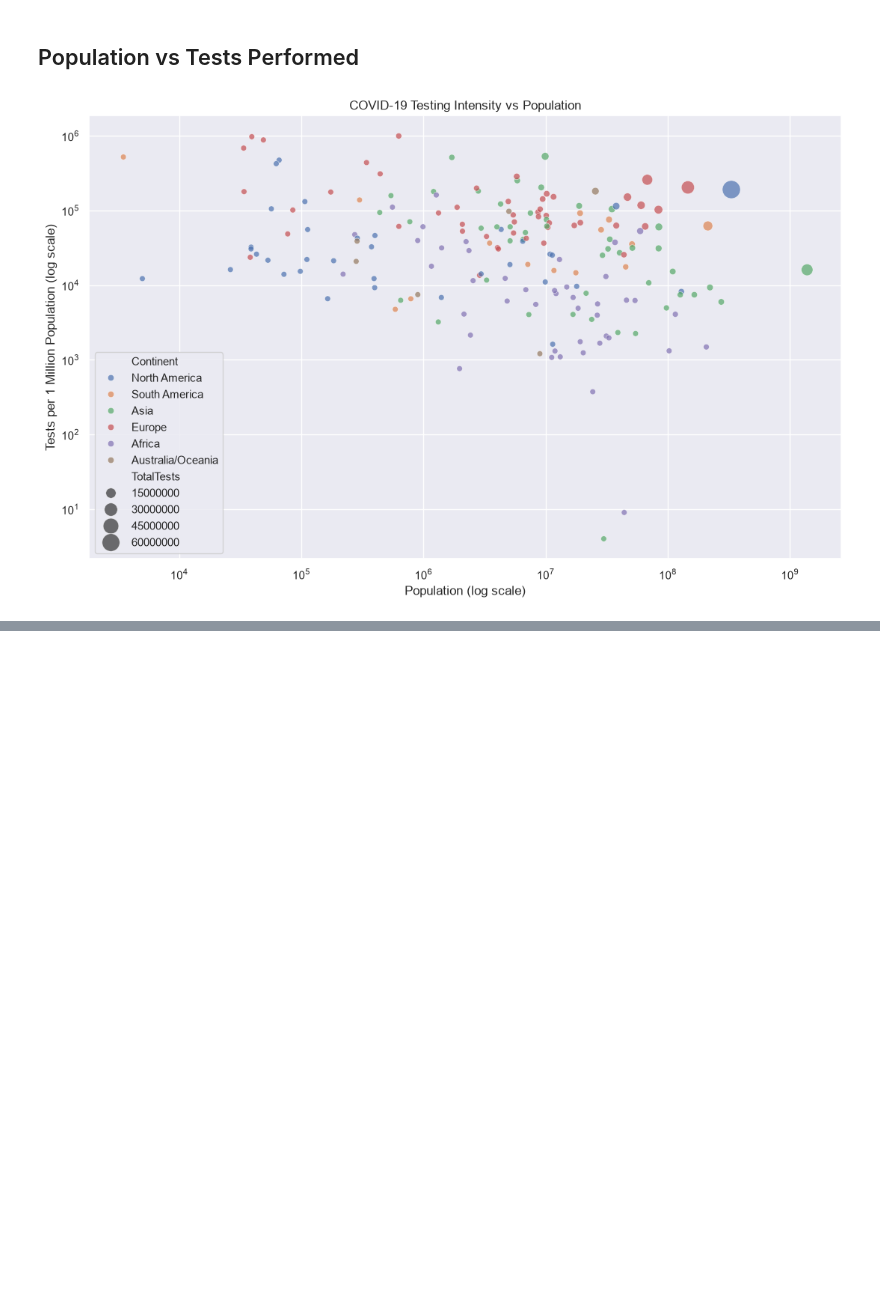
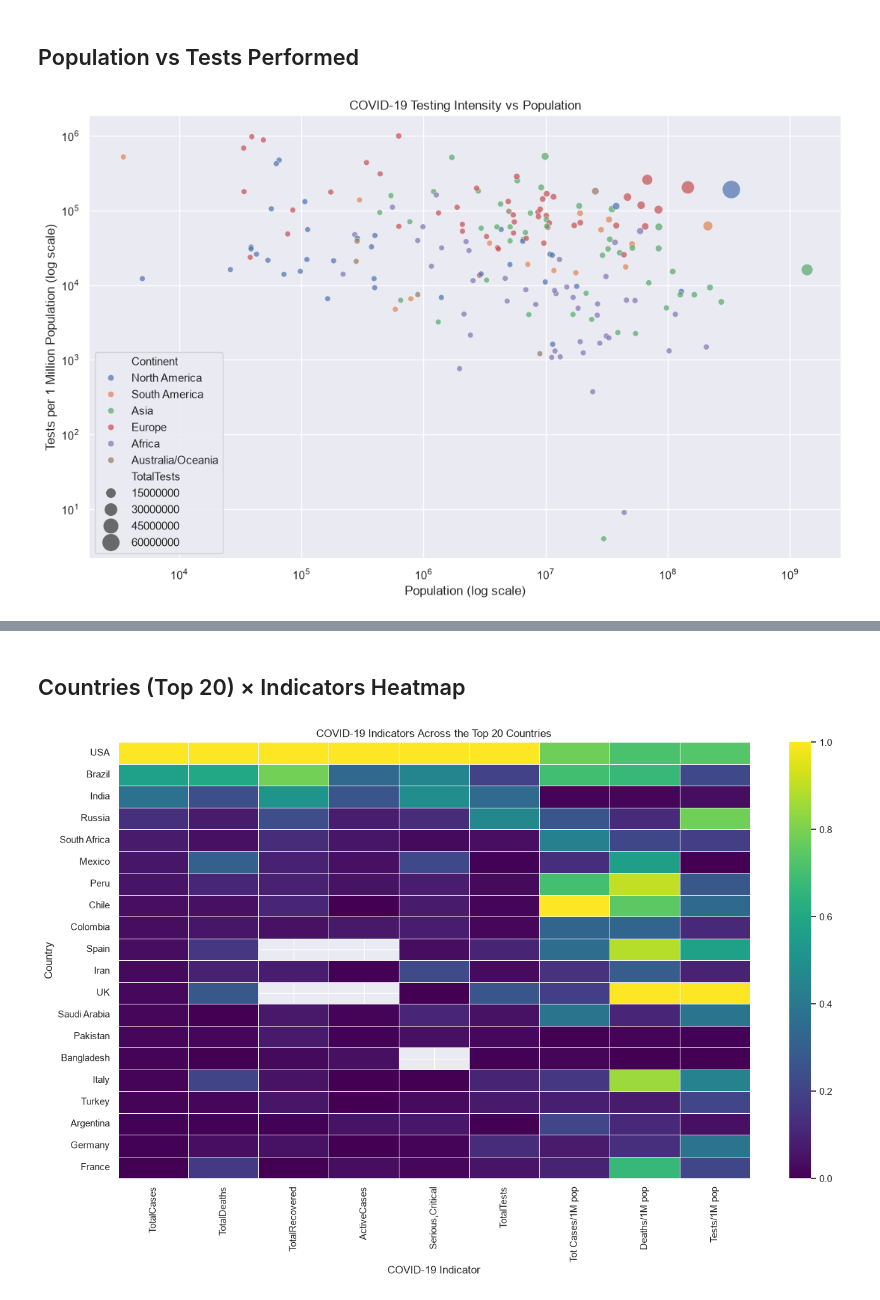
Before and after one commit to Sachin-840480/covid-19-analysis, a Jupyter notebook: covid.ipynb, the cells around one changed output, grey strips where cells are left out. Cells and saved outputs as stored; diff of their text form; code cells hidden in the pictures; blank space fills up the shorter version.

```diff
--- a/covid.ipynb
+++ b/covid.ipynb
@@ -380,0 +442,56 @@ plt.show()
+# %% [markdown]
+## Countries (Top 20) × Indicators Heatmap
+# %%
+# Select top 20 countries by total cases
+top20 = (
+    world
+    .sort_values("TotalCases", ascending=False)
+    .head(20)
+    .set_index("Country/Region")
+)
+
+# Select indicators
+heatmap_data = top20[
+    [
+        "TotalCases",
+        "TotalDeaths",
+        "TotalRecovered",
+        "ActiveCases",
+        "Serious,Critical",
+        "TotalTests",
+        "Tot Cases/1M pop",
+        "Deaths/1M pop",
+        "Tests/1M pop"
+    ]
+]
+
+# Normalize values between 0 and 1
+from sklearn.preprocessing import MinMaxScaler
+scaler = MinMaxScaler()
+
+scaled_data = pd.DataFrame(
+    scaler.fit_transform(heatmap_data),
+    columns=heatmap_data.columns,
+    index=heatmap_data.index
+)
+
+# Create figure
+fig, ax = plt.subplots(figsize=(14, 9))
+
+# Create heatmap
+sns.heatmap(
+    scaled_data,
+    cmap="viridis",
+    linewidths=0.5,
+    annot=False,
+    ax=ax
+)
+
+ax.set_title("COVID-19 Indicators Across the Top 20 Countries")
+ax.set_xlabel("COVID-19 Indicator")
+ax.set_ylabel("Country")
+
+plt.tight_layout()
+plt.show()
+# %% [output]
+[figure, added]
```
Also changed, not shown: parts of 21 cells of this notebook.
